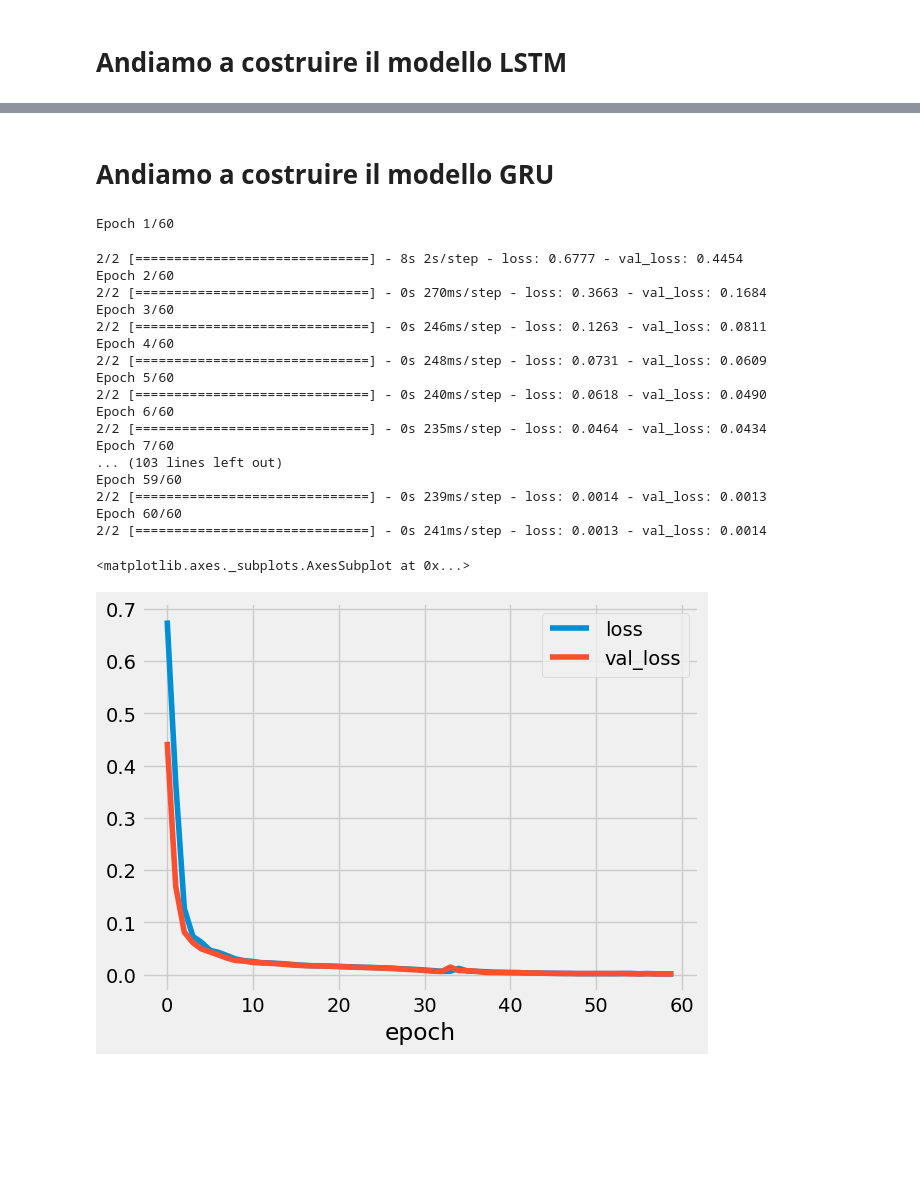
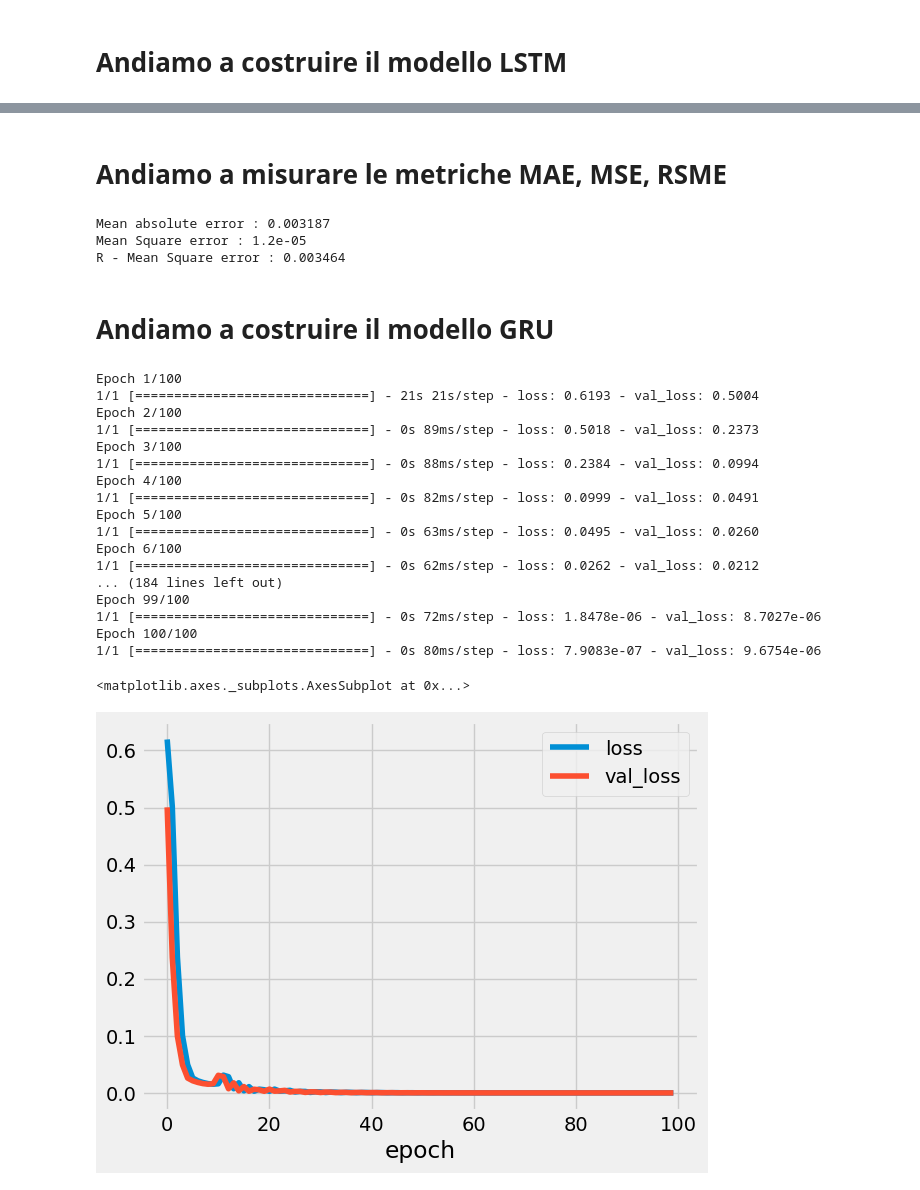
Before and after one commit to Simone-Scalella/AgriVision2022, a Jupyter notebook: GruEasy2.ipynb, the cells around one changed output, grey strips where cells are left out. Drawn from its saved outputs; the diff is of its cells as text; code cells hidden in the pictures; blank space fills up the shorter version.

```diff
--- a/GruEasy2.ipynb
+++ b/GruEasy2.ipynb
@@ -1,7 +1,6 @@
 # %%
 import numpy as np
 import matplotlib.pyplot as plt
-plt.style.use('fivethirtyeight')
 import pandas as pd
 from sklearn.preprocessing import MinMaxScaler
 from keras.models import Sequential
@@ -36,7 +35,8 @@ datasetTest = sc.fit_transform(datasetTest)
 datasetTest = datasetTest.reshape(-1, 1)
 
 n_lookback = 30  # length of input sequences (lookback period)
-n_forecast = 60  # length of output sequences (forecast period)
+n_forecast = 150-n_lookback  # length of output sequences (forecast period)
+Nepoch = 100 # Numero di epoche
 
 X = []
 Y = []
@@ -54,7 +54,6 @@ for i in range(n_lookback, len(datasetTrain) - n_forecast + 1):
 X_val = np.array(X_val)
 Y_val = np.array(Y_val)
 
-Nepoch = 60
 # The LSTM architecture
 regressor = Sequential()
 regressor.add(LSTM(units=60, return_sequences=True, input_shape=(n_lookback,1)))
@@ -64,6 +63,6 @@ regressor.add(LSTM(units=120))
 # The output layer
 regressor.add(Dense(n_forecast))
 
-regressor.compile(loss='mean_squared_error', optimizer='adam')
+regressor.compile(loss='mean_squared_error', optimizer=Adam(learning_rate=0.003, beta_1=0.9, beta_2=0.999, epsilon=1e-8))
 history = regressor.fit(X, Y, epochs=Nepoch,validation_data=(X_val,Y_val), batch_size=32,use_multiprocessing=True)
 # %% [output]
@@ -134,49 +133,76 @@ results.plot(title='NDVE')
+# %% [markdown]
+# Andiamo a misurare le metriche MAE, MSE, RSME
+# %%
+from sklearn.metrics import mean_absolute_error as mae
+from sklearn.metrics import mean_squared_error as mse
+
+predizione = df_future['Forecast']
+present = df_past['Actual'][stoptime:stoptime+n_forecast]
+
+
+# calculate MAE
+error1 = np.round(mae(present, predizione),6)
+
+
+# display
+print("Mean absolute error : " + str(error1))
+
+# calculate MSE
+error2 = round(mse(present, predizione),6)
+
+# display
+print("Mean Square error : " + str(error2))
+# calculate RMSE
+print("R - Mean Square error : " + str(np.round(np.sqrt(error2),6)))
+# %% [output]
+Mean absolute error : 0.003187
+Mean Square error : 1.2e-05
+R - Mean Square error : 0.003464
 # %% [markdown]
 # Andiamo a costruire il modello GRU
 # %%
 # The GRU architecture
-Nepoch = 60
+Nepoch = 100
 # The LSTM architecture
 # The GRU architecture
 regressorGRU = Sequential()
 # First GRU layer with Dropout regularisation
 regressorGRU.add(GRU(units=60, return_sequences=True, input_shape=(n_lookback,1),activation='tanh'))
 regressorGRU.add(GRU(units=120, return_sequences=True, input_shape=(n_lookback,1),activation='tanh'))
 regressorGRU.add(GRU(units=240, return_sequences=True, input_shape=(n_lookback,1),activation='tanh'))
 regressorGRU.add(GRU(units=120,activation='tanh'))
 regressorGRU.add(Dense(units=n_forecast))
 # Compiling the RNN
 #regressorGRU.compile(optimizer=SGD(lr=0.01, decay=1e-7, momentum=0.9, nesterov=False),loss='mean_squared_error')
-regressorGRU.compile(optimizer=Adam(lr=0.002, beta_1=0.9, beta_2=0.999, epsilon=1e-8),loss='mean_squared_error')
+regressorGRU.compile(optimizer=Adam(learning_rate=0.004, beta_1=0.9, beta_2=0.999, epsilon=1e-8),loss='mean_squared_error')
 # Fitting to the training set
 gruHistory = regressorGRU.fit(X,Y,epochs=Nepoch,validation_data=(X_val,Y_val),batch_size=32)
 
 history_df = pd.DataFrame(columns=['epoch', 'loss'])
 history_df['epoch'] = range(Nepoch)
 history_df['loss'] = gruHistory.history['loss']
 history_df['val_loss'] = gruHistory.history['val_loss']
 history_df = history_df.set_index('epoch')
 history_df.plot()
 # %% [output]
-Epoch 1/60
+Epoch 1/100
+1/1 [==============================] - 21s 21s/step - loss: 0.6193 - val_loss: 0.5004
+Epoch 2/100
+1/1 [==============================] - 0s 89ms/step - loss: 0.5018 - val_loss: 0.2373
+Epoch 3/100
+1/1 [==============================] - 0s 88ms/step - loss: 0.2384 - val_loss: 0.0994
+Epoch 4/100
+1/1 [==============================] - 0s 82ms/step - loss: 0.0999 - val_loss: 0.0491
+Epoch 5/100
+1/1 [==============================] - 0s 63ms/step - loss: 0.0495 - val_loss: 0.0260
+Epoch 6/100
+1/1 [==============================] - 0s 62ms/step - loss: 0.0262 - val_loss: 0.0212
+... (184 lines left out)
+Epoch 99/100
+1/1 [==============================] - 0s 72ms/step - loss: 1.8478e-06 - val_loss: 8.7027e-06
+Epoch 100/100
+1/1 [==============================] - 0s 80ms/step - loss: 7.9083e-07 - val_loss: 9.6754e-06
-2/2 [==============================] - 8s 2s/step - loss: 0.6777 - val_loss: 0.4454
-Epoch 2/60
-2/2 [==============================] - 0s 270ms/step - loss: 0.3663 - val_loss: 0.1684
-Epoch 3/60
-2/2 [==============================] - 0s 246ms/step - loss: 0.1263 - val_loss: 0.0811
-Epoch 4/60
-2/2 [==============================] - 0s 248ms/step - loss: 0.0731 - val_loss: 0.0609
-Epoch 5/60
-2/2 [==============================] - 0s 240ms/step - loss: 0.0618 - val_loss: 0.0490
-Epoch 6/60
-2/2 [==============================] - 0s 235ms/step - loss: 0.0464 - val_loss: 0.0434
-Epoch 7/60
-... (103 lines left out)
-Epoch 59/60
-2/2 [==============================] - 0s 239ms/step - loss: 0.0014 - val_loss: 0.0013
-Epoch 60/60
-2/2 [==============================] - 0s 241ms/step - loss: 0.0013 - val_loss: 0.0014
+<matplotlib.axes._subplots.AxesSubplot at 0x...>
-<matplotlib.axes._subplots.AxesSubplot at 0x...>
-[figure, old version]
+[figure, new version]
 # %%
 dataset_total = np.reshape(NDVI[90].data_matrix.flatten(),(NDVI[90].data_matrix.flatten().shape[0],1))
```
Also changed, not shown: parts of 7 cells of this notebook, 10 other files.
